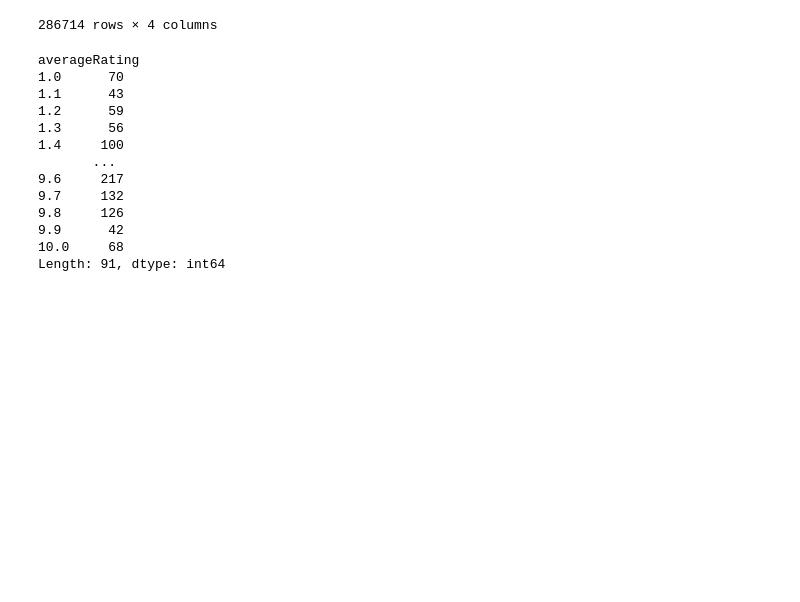
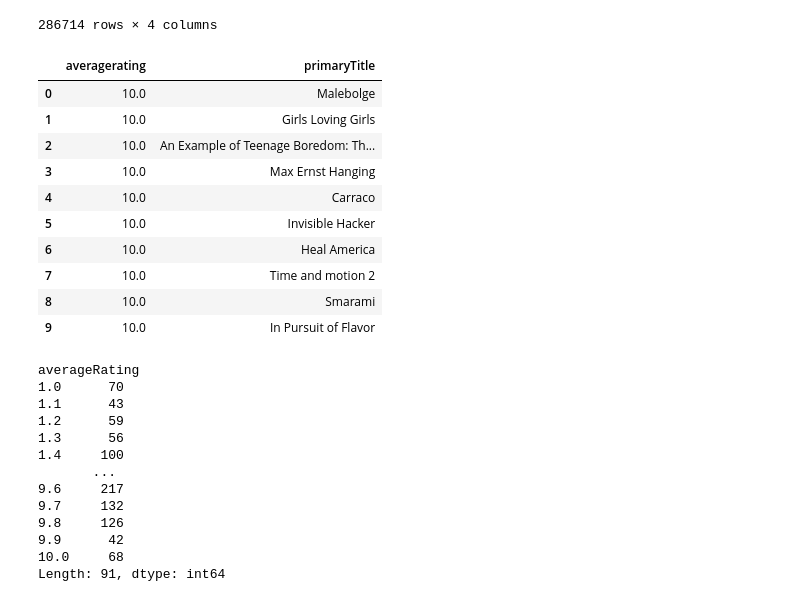
Before and after one commit to data-IA-2022/Netfloox_Asmae_Fengfeng_J-r-my, a Jupyter notebook: Netflooooox_Fengfeng.ipynb, the cells around one changed output. Saved outputs shown, nothing was run; the diff lists cells and outputs as text; code cells hidden in the pictures; blank space fills up the shorter version.

```diff
--- a/Netflooooox_Fengfeng.ipynb
+++ b/Netflooooox_Fengfeng.ipynb
@@ -101,3 +134,24 @@ import seaborn as sns
+# %%
+df_MovieTop10 = pd.read_sql("""SELECT averagerating, primaryTitle
+FROM netfloox.ratings
+LEFT JOIN netfloox.basics
+ON basics.tconst = ratings.tconst
+WHERE titleType ='movie' AND averageRating >=9
+ORDER BY averageRating DESC
+LIMIT 10;""", engine)
+df_MovieTop10
+# %% [output]
+|  | averagerating | primaryTitle |
+| 0 | 10.0 | Malebolge |
+| 1 | 10.0 | Girls Loving Girls |
+| 2 | 10.0 | An Example of Teenage Boredom: Th... |
+| 3 | 10.0 | Max Ernst Hanging |
+| 4 | 10.0 | Carraco |
+| 5 | 10.0 | Invisible Hacker |
+| 6 | 10.0 | Heal America |
+| 7 | 10.0 | Time and motion 2 |
+| 8 | 10.0 | Smarami |
+| 9 | 10.0 | In Pursuit of Flavor |
 # %%
 ratingsMovie = df_titleTypeMovie.groupby('averageRating').size()
 ratingsMovie
```
Also changed, not shown: parts of 11 cells of this notebook.
